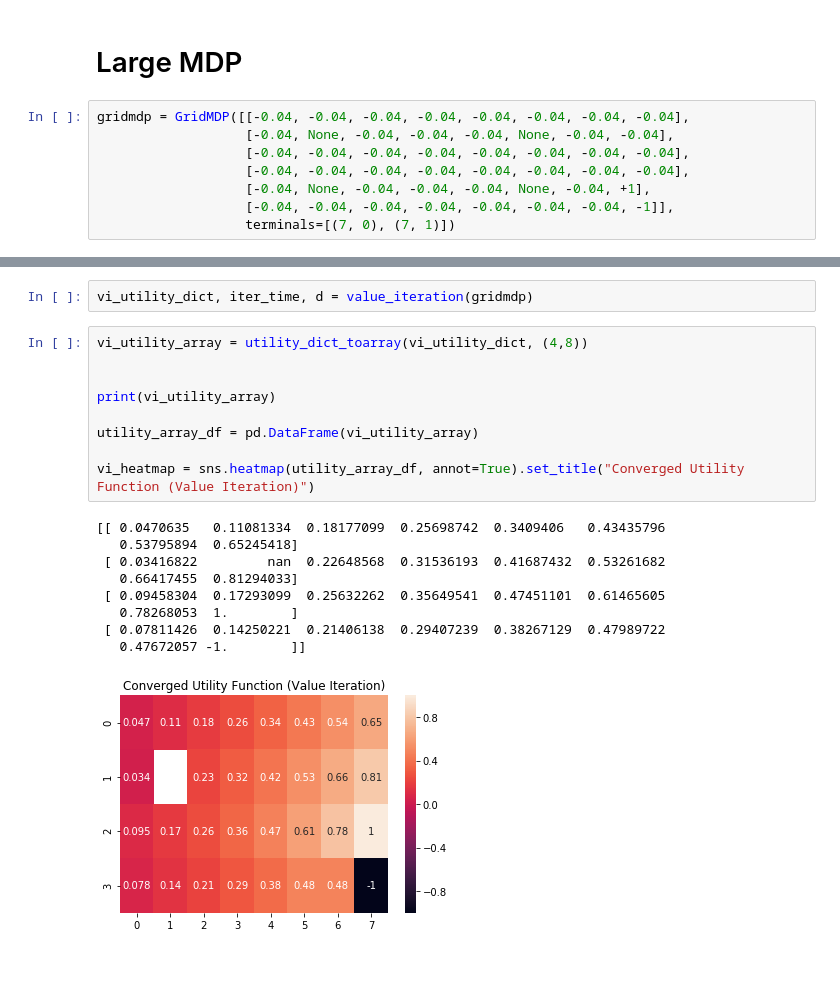
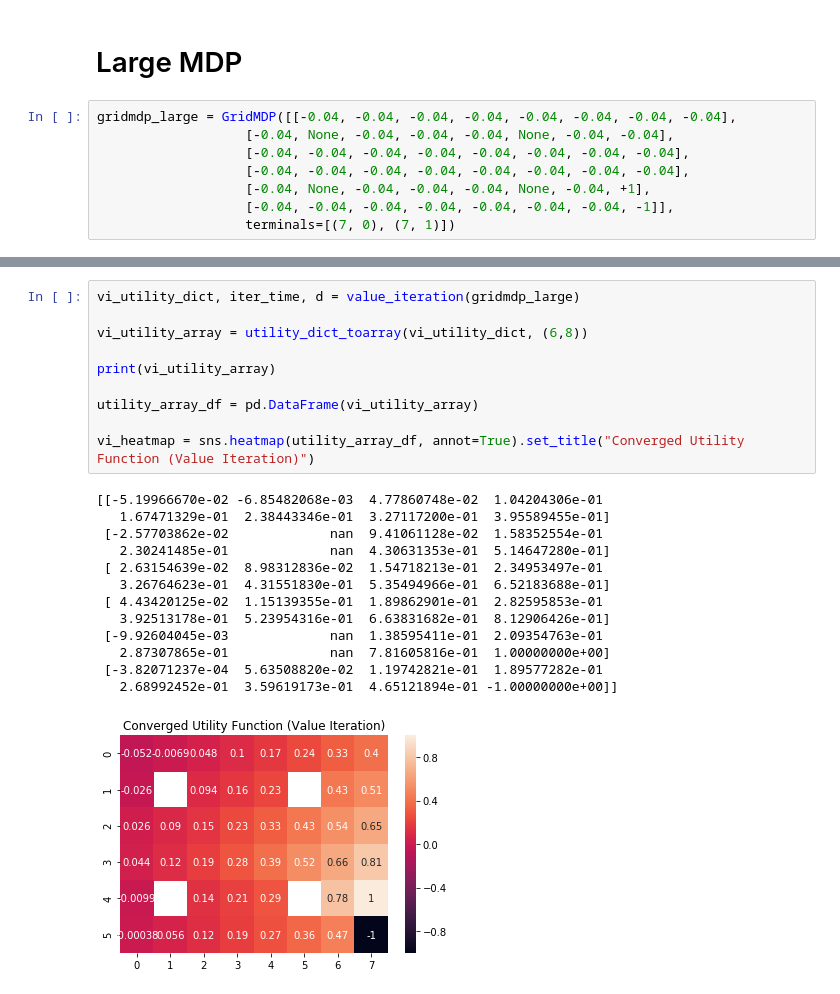
Before and after one commit to nshea3/ml_notebooks_p4, a Jupyter notebook: aimacode_mdp.ipynb, the cells around one changed output, grey strips where cells are left out. Drawn from its saved outputs; the diff is of its cells as text; blank space fills up the shorter version.

Commit message:
More work on PI and VI and diagrams

```diff
--- a/aimacode_mdp.ipynb
+++ b/aimacode_mdp.ipynb
@@ -199,7 +351,7 @@ Text(0,0.5,'Time (s)')
 # %% [markdown]
 # Large MDP
 # %%
-gridmdp = GridMDP([[-0.04, -0.04, -0.04, -0.04, -0.04, -0.04, -0.04, -0.04],
+gridmdp_large = GridMDP([[-0.04, -0.04, -0.04, -0.04, -0.04, -0.04, -0.04, -0.04],
                    [-0.04, None, -0.04, -0.04, -0.04, None, -0.04, -0.04],
                    [-0.04, -0.04, -0.04, -0.04, -0.04, -0.04, -0.04, -0.04],
                    [-0.04, -0.04, -0.04, -0.04, -0.04, -0.04, -0.04, -0.04],
@@ -225,22 +522,25 @@ plt.plot(vi_iter_time)
-# %%
-vi_utility_dict, iter_time, d = value_iteration(gridmdp)
 # %%
-vi_utility_array = utility_dict_toarray(vi_utility_dict, (4,8))
+vi_utility_dict, iter_time, d = value_iteration(gridmdp_large)
 
+vi_utility_array = utility_dict_toarray(vi_utility_dict, (6,8))
 
 print(vi_utility_array)
 
 utility_array_df = pd.DataFrame(vi_utility_array)
 
 vi_heatmap = sns.heatmap(utility_array_df, annot=True).set_title("Converged Utility Function (Value Iteration)")
 # %% [output]
-[[ 0.0470635   0.11081334  0.18177099  0.25698742  0.3409406   0.43435796
-   0.53795894  0.65245418]
- [ 0.03416822         nan  0.22648568  0.31536193  0.41687432  0.53261682
-   0.66417455  0.81294033]
- [ 0.09458304  0.17293099  0.25632262  0.35649541  0.47451101  0.61465605
-   0.78268053  1.        ]
- [ 0.07811426  0.14250221  0.21406138  0.29407239  0.38267129  0.47989722
-   0.47672057 -1.        ]]
+[[-5.19966670e-02 -6.85482068e-03  4.77860748e-02  1.04204306e-01
+   1.67471329e-01  2.38443346e-01  3.27117200e-01  3.95589455e-01]
+ [-2.57703862e-02             nan  9.41061128e-02  1.58352554e-01
+   2.30241485e-01             nan  4.30631353e-01  5.14647280e-01]
+ [ 2.63154639e-02  8.98312836e-02  1.54718213e-01  2.34953497e-01
+   3.26764623e-01  4.31551830e-01  5.35494966e-01  6.52183688e-01]
+ [ 4.43420125e-02  1.15139355e-01  1.89862901e-01  2.82595853e-01
+   3.92513178e-01  5.23954316e-01  6.63831682e-01  8.12906426e-01]
+ [-9.92604045e-03             nan  1.38595411e-01  2.09354763e-01
+   2.87307865e-01             nan  7.81605816e-01  1.00000000e+00]
+ [-3.82071237e-04  5.63508820e-02  1.19742821e-01  1.89577282e-01
+   2.68992452e-01  3.59619173e-01  4.65121894e-01 -1.00000000e+00]]
-[figure, old version]
+[figure, new version]
 # %%
```
Also changed, not shown: parts of 33 cells of this notebook.
